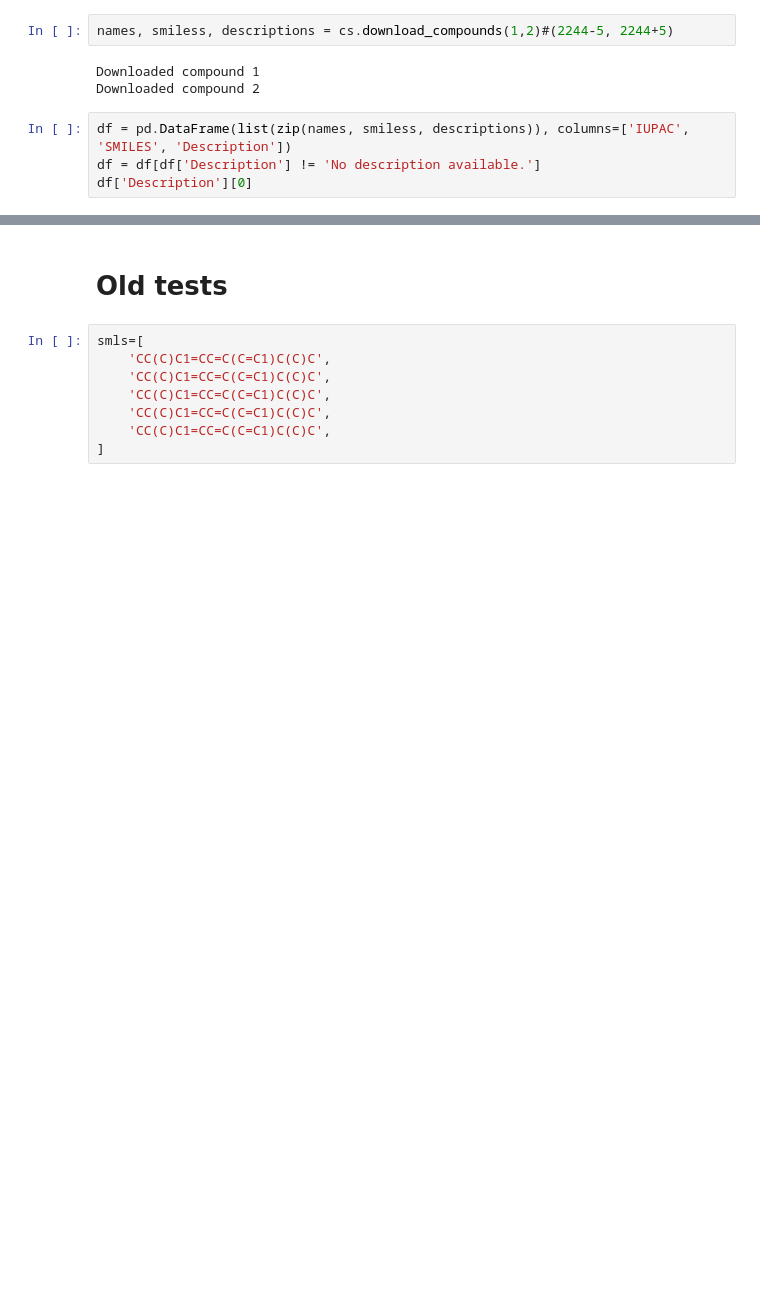
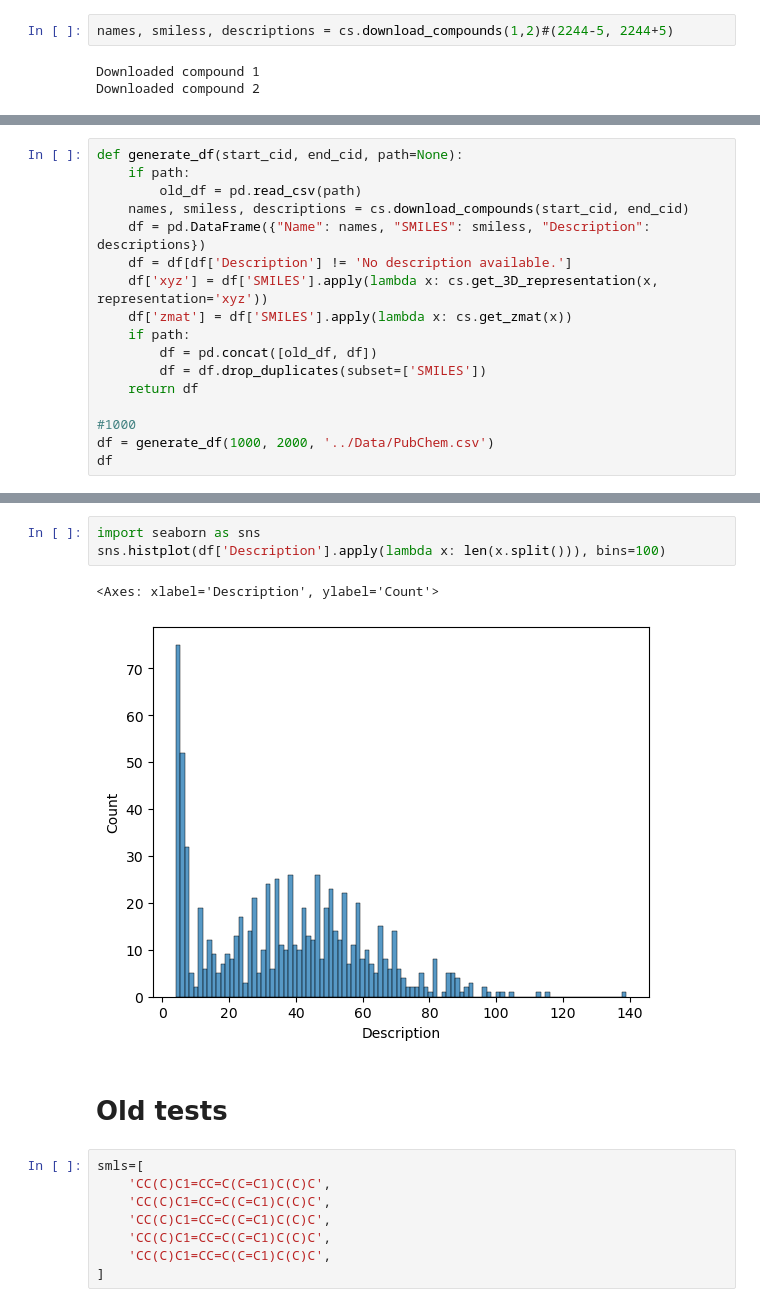
Before and after one commit to ur-whitelab/joint-chem-space, a Jupyter notebook: experiments/preproc_data.ipynb, the cells around one changed output, grey strips where cells are left out. Drawn from its saved outputs; the diff is of its cells as text; blank space fills up the shorter version.

```diff
--- a/experiments/preproc_data.ipynb
+++ b/experiments/preproc_data.ipynb
@@ -14,7 +12,3 @@ names, smiless, descriptions = cs.download_compounds(1,2)#(2244-5, 2244+5)
 # %% [output]
 Downloaded compound 1
 Downloaded compound 2
-# %%
-df = pd.DataFrame(list(zip(names, smiless, descriptions)), columns=['IUPAC', 'SMILES', 'Description'])
-df = df[df['Description'] != 'No description available.']
-df['Description'][0]
@@ -44,0 +15,17 @@ H  14  1.21871  11  121.181  10  184.54
+# %%
+def generate_df(start_cid, end_cid, path=None):
+    if path:
+        old_df = pd.read_csv(path)
+    names, smiless, descriptions = cs.download_compounds(start_cid, end_cid)
+    df = pd.DataFrame({"Name": names, "SMILES": smiless, "Description": descriptions})
+    df = df[df['Description'] != 'No description available.']
+    df['xyz'] = df['SMILES'].apply(lambda x: cs.get_3D_representation(x, representation='xyz'))
+    df['zmat'] = df['SMILES'].apply(lambda x: cs.get_zmat(x))
+    if path:
+        df = pd.concat([old_df, df])
+        df = df.drop_duplicates(subset=['SMILES'])
+    return df
+
+#1000
+df = generate_df(1000, 2000, '../Data/PubChem.csv')
+df
@@ -45,3 +63,9 @@ H  14  1.21871  11  121.181  10  184.54
+# %%
+import seaborn as sns
+sns.histplot(df['Description'].apply(lambda x: len(x.split())), bins=100)
+# %% [output]
+<Axes: xlabel='Description', ylabel='Count'>
+[figure, added]
 # %% [markdown]
 # Old tests
 # %%
```
Also changed, not shown: parts of 4 cells of this notebook, 2 other files.
